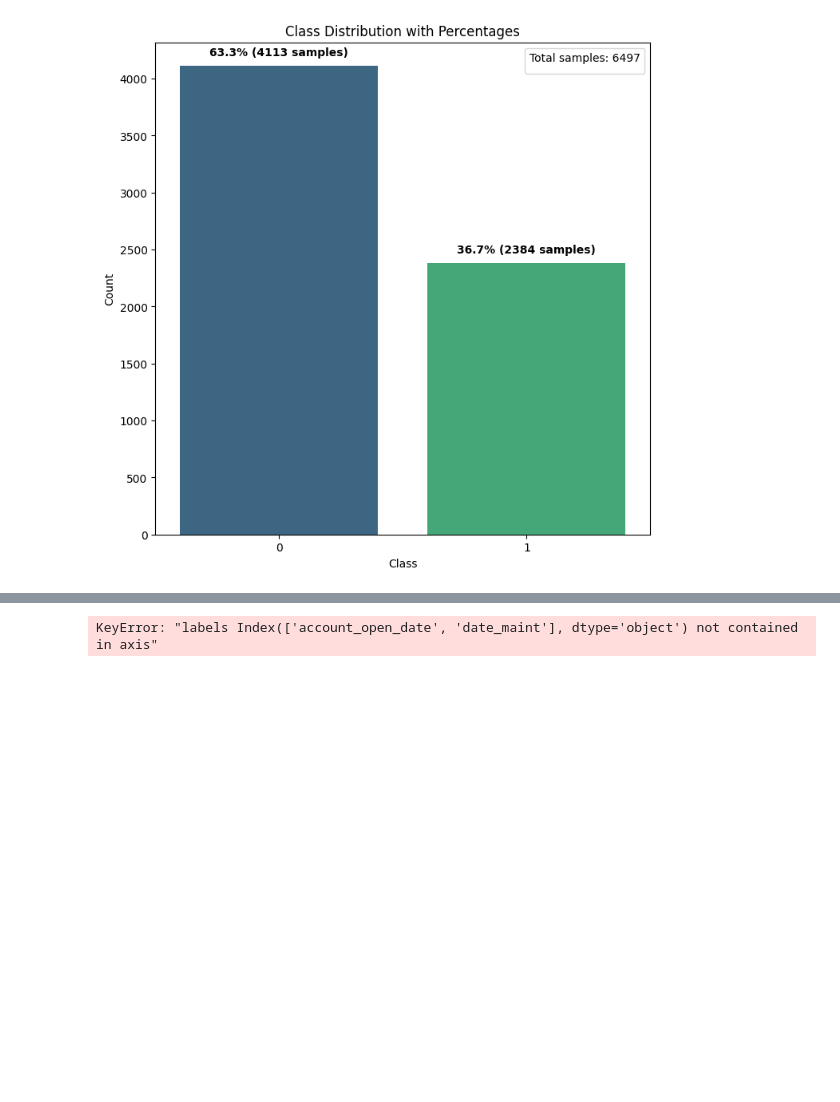
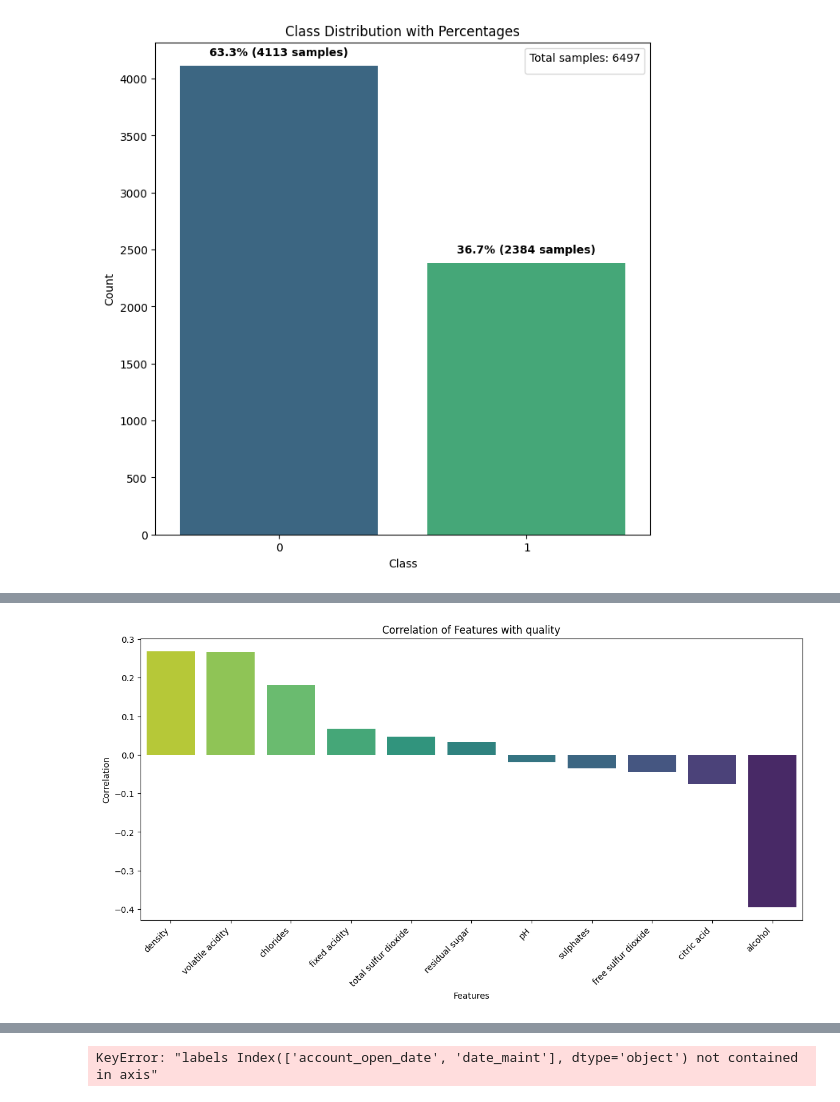
Before and after one commit to Arifuzzaman-Munaf/Predictive-Analysis-using-ML-algorithms, a Jupyter notebook: assessment_02.ipynb, the cells around one changed output, grey strips where cells are left out. Saved outputs shown, nothing was run; the diff lists cells and outputs as text; code cells hidden in the pictures; blank space fills up the shorter version.

```diff
--- a/assessment_02.ipynb
+++ b/assessment_02.ipynb
@@ -902,0 +995,20 @@ Rationale for inclusion/exclusion - List the data to be included/excluded and th
+# %%
+def plot_feature_correlation(df, target):
+    """
+    Plot the correlation of features with the target variable
+    Args:
+        df: pandas DataFrame
+        target: str, name of the target variable
+    """
+    plt.figure(figsize=(14,6))
+    corr = df.corr()[target].sort_values(ascending=False)
+    sns.barplot(x=corr.drop(target).index, y=corr.drop(target).values, palette='viridis_r')
+    plt.title(f'Correlation of Features with {target}')
+    plt.xlabel('Features')
+    plt.ylabel('Correlation')
+    plt.xticks(rotation=45, ha='right')
+    plt.show()
+
+plot_feature_correlation(df, 'quality')
+# %% [output]
+[figure, added]
```
Also changed, not shown: parts of 25 cells of this notebook.
